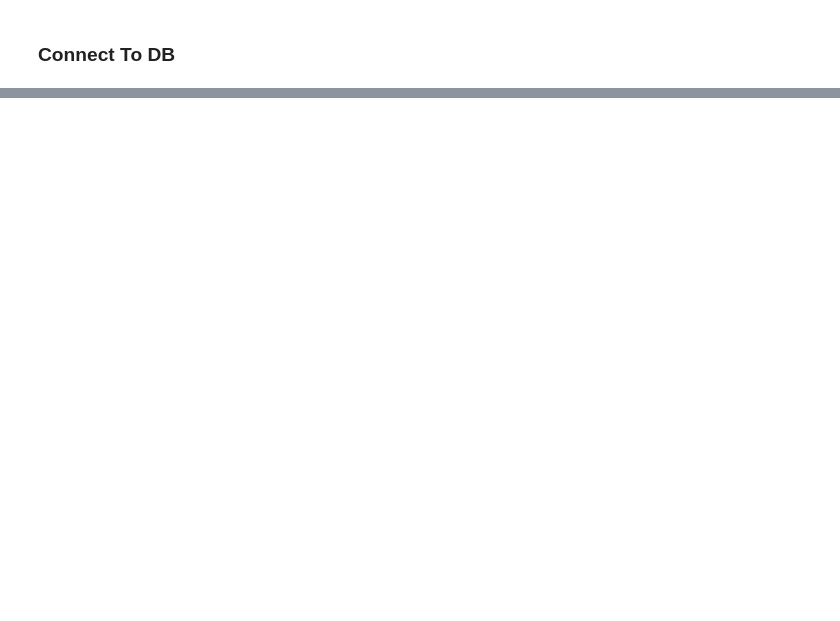
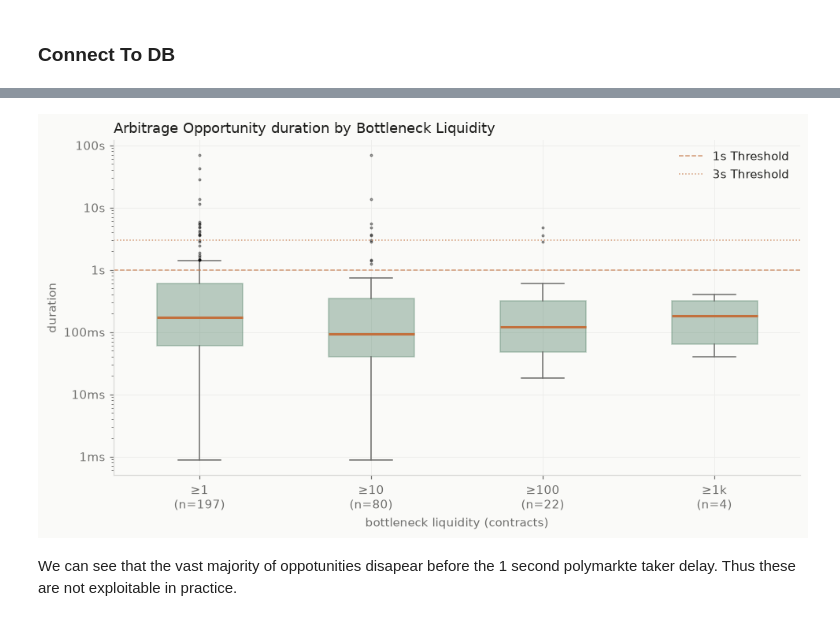
Before and after one commit to zhinit/prediction-market-analysis, a Jupyter notebook: analysis/cross_platform_arbitrage.ipynb, the cells around one changed output, grey strips where cells are left out. Drawn from its saved outputs; the diff is of its cells as text; code cells hidden in the pictures; blank space fills up the shorter version.

```diff
--- a/analysis/cross_platform_arbitrage.ipynb
+++ b/analysis/cross_platform_arbitrage.ipynb
@@ -504,0 +449,58 @@ More collection days would strengthen or weaken these findings.
+# %%
+box_thresholds = [1, 10, 100, 1_000]
+box_labels = ["≥1", "≥10", "≥100", "≥1k"]
+
+box_data = []
+box_positions = []
+box_tick_labels = []
+
+for i, (thresh, label) in enumerate(zip(box_thresholds, box_labels)):
+    subset = episodes.filter(pl.col("bottleneck_liquidity") >= thresh)
+    if len(subset) > 0:
+        box_data.append(subset["duration_s"].to_numpy())
+        box_positions.append(i)
+        box_tick_labels.append(f"{label}\n(n={len(subset)})")
+
+fig, ax = plt.subplots(figsize=(9, 5))
+
+bp = ax.boxplot(
+    box_data,
+    positions=box_positions,
+    widths=0.5,
+    patch_artist=True,
+    showfliers=True,
+    flierprops=dict(marker=".", markersize=3, color=MUTED, alpha=0.5),
+    medianprops=dict(color=CLAY, lw=2),
+    whiskerprops=dict(color=MUTED, lw=1),
+    capprops=dict(color=MUTED, lw=1),
+)
+
+for patch in bp["boxes"]:
+    patch.set_facecolor(GREEN)
+    patch.set_alpha(0.35)
+    patch.set_edgecolor(GREEN)
+
+ax.set_yscale("log", base=10)
+
+def fmt_duration(x, _):
+    if x >= 1:
+        return f"{x:g}s"
+    return f"{x * 1000:g}ms"
+
+ax.yaxis.set_major_formatter(mtick.FuncFormatter(fmt_duration))
+ax.axhline(1, color=CLAY, ls="--", lw=1, alpha=0.7, label="1s Threshold")
+ax.axhline(3, color=CLAY, ls=":", lw=1, alpha=0.7, label="3s Threshold")
+
+ax.set_xticks(box_positions)
+ax.set_xticklabels(box_tick_labels)
+ax.set_ylabel("duration")
+ax.set_xlabel("bottleneck liquidity (contracts)")
+ax.set_title("Arbitrage Opportunity duration by Bottleneck Liquidity", color=INK)
+ax.legend(frameon=False, loc="upper right")
+
+fig.tight_layout()
+plt.show()
+# %% [output]
+[figure, added]
+# %% [markdown]
+We can see that the vast majority of oppotunities disapear before the 1 second polymarkte taker delay. Thus these are not exploitable in practice.
```
Also changed, not shown: parts of 64 cells of this notebook.
